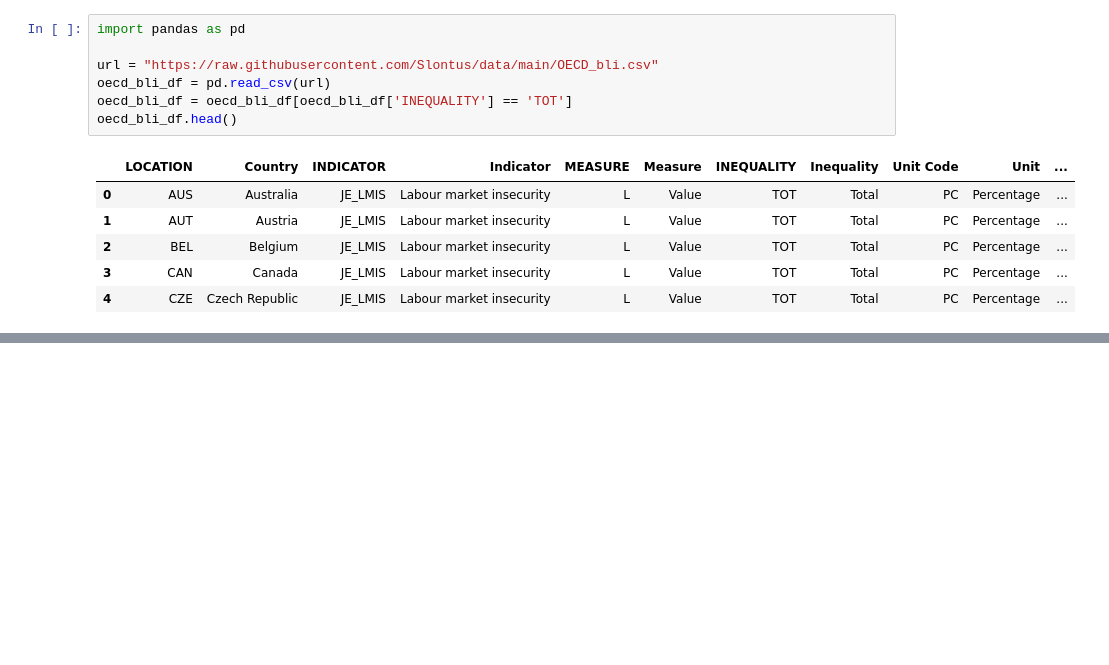
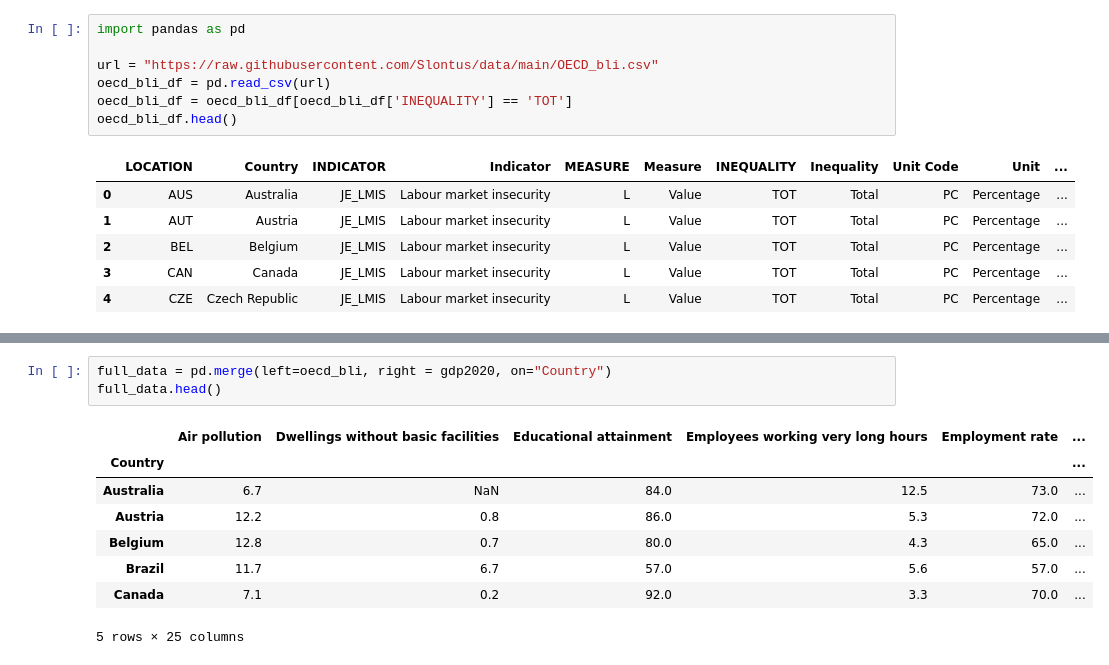
Before and after one commit to Slontus/data, a Jupyter notebook: bli.ipynb, the cells around one changed output, grey strips where cells are left out. Saved outputs shown, nothing was run; the diff lists cells and outputs as text; blank space fills up the shorter version.

```diff
--- a/bli.ipynb
+++ b/bli.ipynb
@@ -56,3 +72,15 @@ oecd_bli_sample.plot(kind="scatter", x="Life satisfaction", y="Life expectancy")
 plt.show()
 # %% [output]
 [figure]
+# %%
+full_data = pd.merge(left=oecd_bli, right = gdp2020, on="Country")
+full_data.head()
+# %% [output]
+|  | Air pollution | Dwellings without basic facilities | Educational attainment | Employees working very long hours | Employment rate | ... |
+| Country |  |  |  |  |  | ... |
+| Australia | 6.7 | NaN | 84.0 | 12.5 | 73.0 | ... |
+| Austria | 12.2 | 0.8 | 86.0 | 5.3 | 72.0 | ... |
+| Belgium | 12.8 | 0.7 | 80.0 | 4.3 | 65.0 | ... |
+| Brazil | 11.7 | 6.7 | 57.0 | 5.6 | 57.0 | ... |
+| Canada | 7.1 | 0.2 | 92.0 | 3.3 | 70.0 | ... |
+5 rows × 25 columns
```
Also changed, not shown: parts of 4 cells of this notebook.
